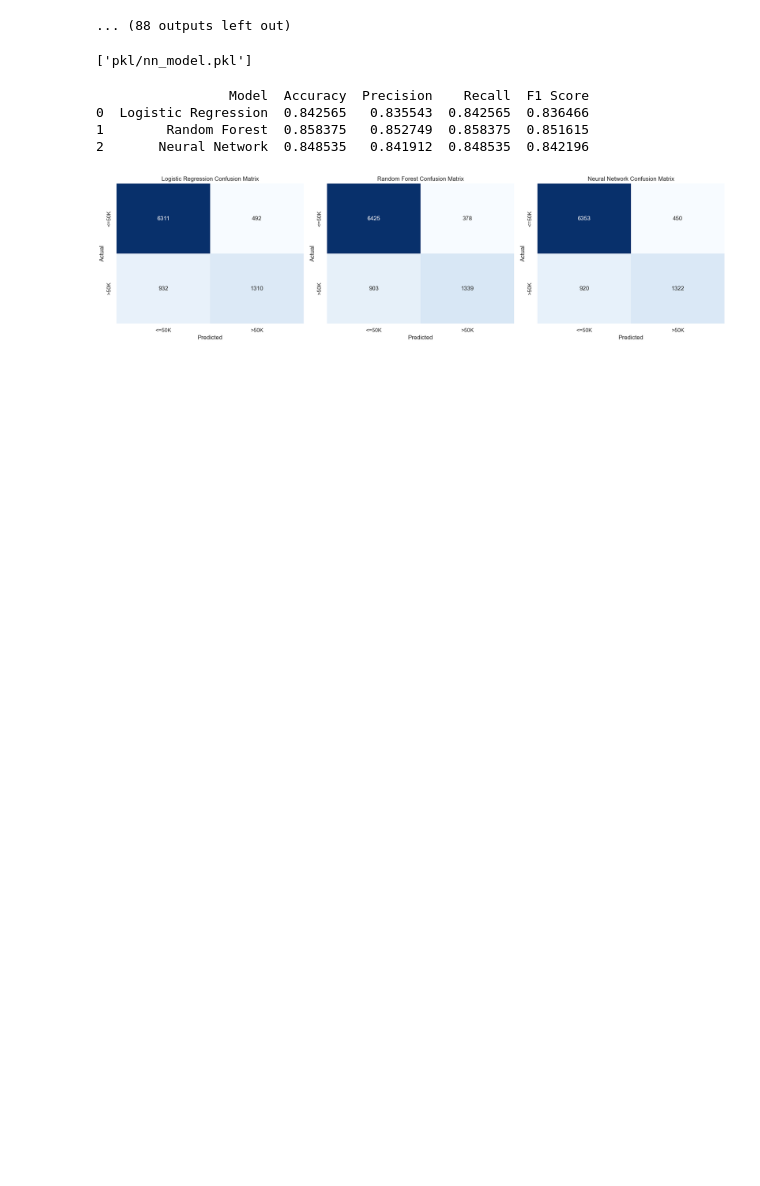
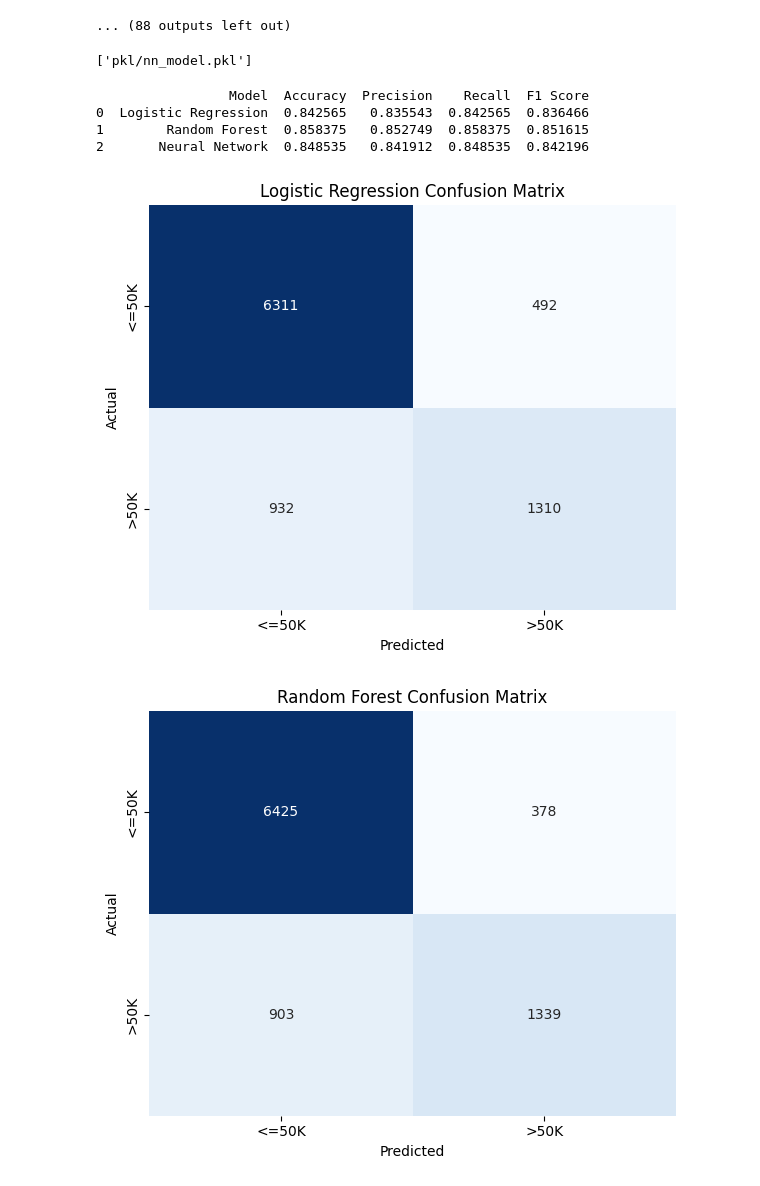
Before and after one commit to CarlPatel/ECS171_Team13, a Jupyter notebook: models/all_models.ipynb, the cells around one changed output. Saved outputs shown, nothing was run; the diff lists cells and outputs as text; code cells hidden in the pictures; blank space fills up the shorter version.

```diff
--- a/models/all_models.ipynb
+++ b/models/all_models.ipynb
@@ -287,34 +284,33 @@ print(df_results)
 0  Logistic Regression  0.842565   0.835543  0.842565  0.836466
 1        Random Forest  0.858375   0.852749  0.858375  0.851615
 2       Neural Network  0.848535   0.841912  0.848535  0.842196
-# %%
-from sklearn.metrics import confusion_matrix
-import seaborn as sns
-import matplotlib.pyplot as plt
-
-# Define model predictions and labels
-model_preds = {
-    'Logistic Regression': log_reg_preds,
-    'Random Forest': rf_preds,
-    'Neural Network': nn_preds
-}
-
-# Optional: Define class names (replace with your actual label names if available)
-class_names = sorted(list(set(y_test)))
-
-# Plot confusion matrices
-plt.figure(figsize=(18, 5))
-
-for idx, (name, preds) in enumerate(model_preds.items(), 1):
-    cm = confusion_matrix(y_test, preds)
-    plt.subplot(1, 3, idx)
-    sns.heatmap(cm, annot=True, fmt='d', cmap='Blues', cbar=False,
-                xticklabels=class_names, yticklabels=class_names)
-    plt.title(f"{name} Confusion Matrix")
-    plt.xlabel("Predicted")
-    plt.ylabel("Actual")
-
-plt.tight_layout()
-plt.show()
-# %% [output]
-[figure, removed]
+# %%
+from sklearn.metrics import confusion_matrix
+import seaborn as sns
+import matplotlib.pyplot as plt
+
+# Define model predictions and labels
+model_preds = {
+    'Logistic Regression': log_reg_preds,
+    'Random Forest': rf_preds,
+    'Neural Network': nn_preds
+}
+
+# Get unique class names for confusion matrix labels
+class_names = sorted(list(set(y_test)))
+
+# Plot each confusion matrix in its own figure
+for name, preds in model_preds.items():
+    cm = confusion_matrix(y_test, preds)
+
+    plt.figure(figsize=(6, 5))
+    sns.heatmap(cm, annot=True, fmt='d', cmap='Blues', cbar=False,
+                xticklabels=class_names, yticklabels=class_names)
+    plt.title(f"{name} Confusion Matrix")
+    plt.xlabel("Predicted")
+    plt.ylabel("Actual")
+    plt.tight_layout()
+    plt.show()
+# %% [output]
+[figure, added]
+[figure, added]
```
Also changed, not shown: parts of 4 cells of this notebook, 4 other files.
